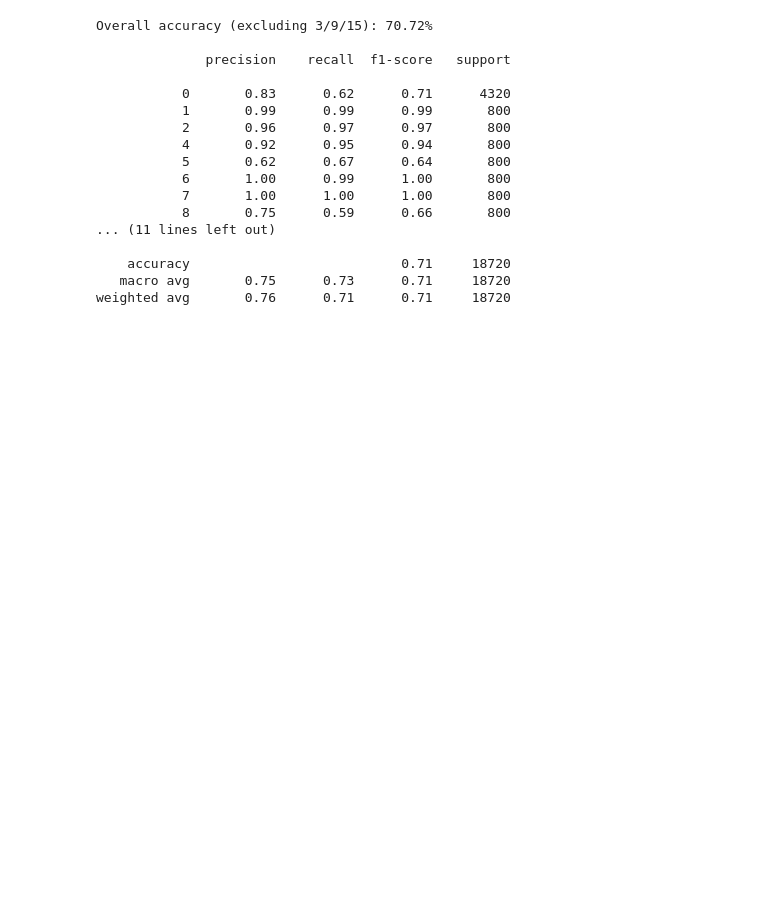
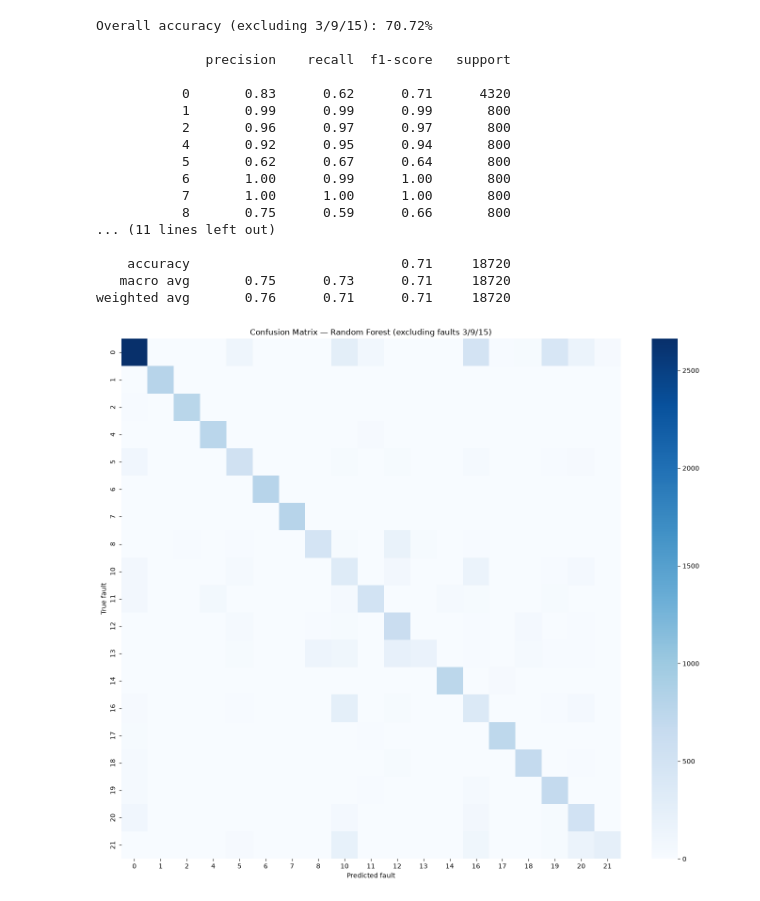
Before and after one commit to BoniYu/tep-fault-detection, a Jupyter notebook: notebooks/eda.ipynb, the cells around one changed output. Saved outputs shown, nothing was run; the diff lists cells and outputs as text; code cells hidden in the pictures; blank space fills up the shorter version.

```diff
--- a/notebooks/eda.ipynb
+++ b/notebooks/eda.ipynb
@@ -487,3 +487,20 @@ Overall accuracy (excluding 3/9/15): 70.72%
     accuracy                           0.71     18720
    macro avg       0.75      0.73      0.71     18720
 weighted avg       0.76      0.71      0.71     18720
+# %%
+from sklearn.metrics import confusion_matrix
+import seaborn as sns
+
+cm_filtered = confusion_matrix(y_test_filtered, y_pred_filtered)
+fault_labels = sorted(y_test_filtered.unique())
+
+plt.figure(figsize=(14, 12))
+sns.heatmap(cm_filtered, annot=False, cmap="Blues",
+            xticklabels=fault_labels, yticklabels=fault_labels)
+plt.xlabel("Predicted fault")
+plt.ylabel("True fault")
+plt.title("Confusion Matrix — Random Forest (excluding faults 3/9/15)")
+plt.tight_layout()
+plt.show()
+# %% [output]
+[figure, added]
```
Also changed, not shown: parts of 2 cells of this notebook, 1 other file.
